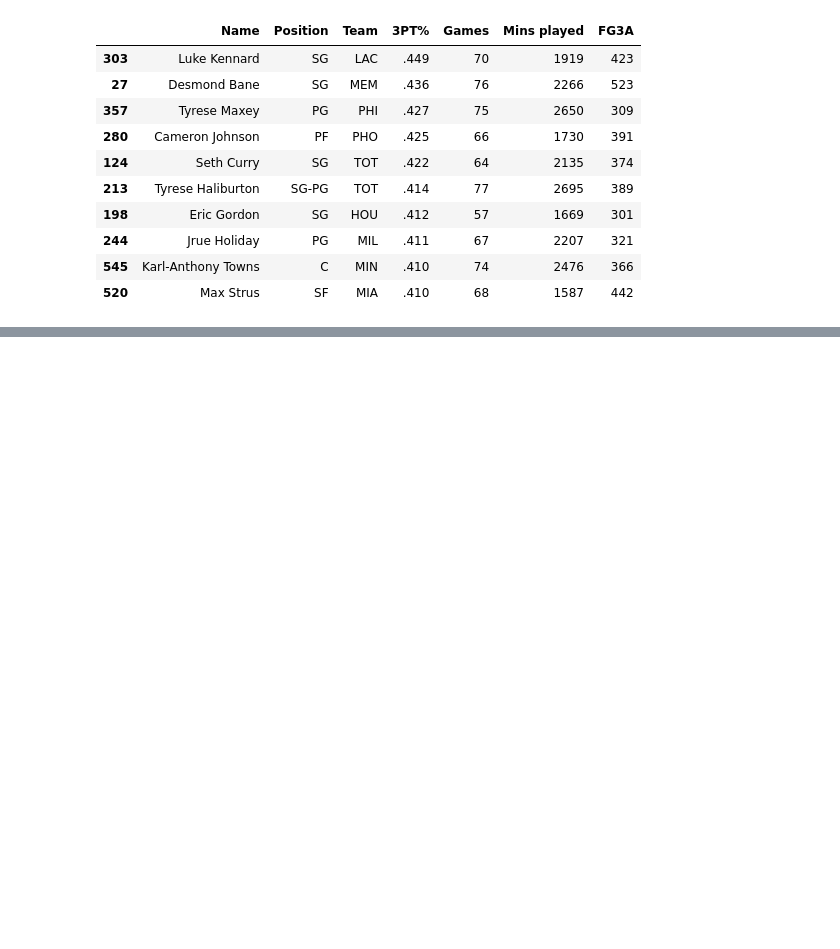
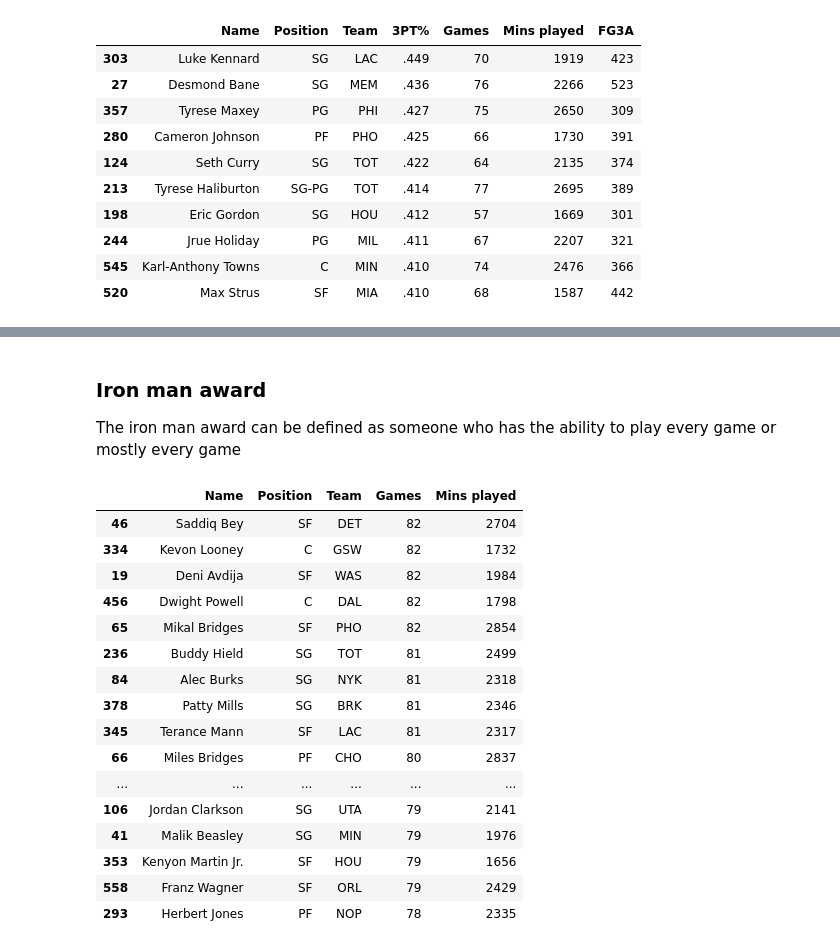
Before and after one commit to mcwillz1/CS-4630-Final-Project, a Jupyter notebook: finalProject.ipynb, the cells around one changed output, grey strips where cells are left out. Saved outputs shown, nothing was run; the diff lists cells and outputs as text; code cells hidden in the pictures; blank space fills up the shorter version.

```diff
--- a/finalProject.ipynb
+++ b/finalProject.ipynb
@@ -333,0 +400,36 @@ best3ptShooters.head(10)
+# %% [markdown]
+<h3> Iron man award </h3>
+<p> The iron man award can be defined as someone who has the ability to play every game or mostly every game </p>
+# %%
+ironManAward = basicStats()
+
+ironManAward.columns
+my_cols = ['Name', 'Position', 'Team', 'Games', 'Mins played']
+
+ironManAward = ironManAward[my_cols]
+
+ironManAward = ironManAward.sort_values(by='Games', ascending=False)
+
+ironManAward['Games'] = ironManAward['Games'].astype(int)
+
+ironManAward = ironManAward[ironManAward['Games'] >= 75]
+
+ironManAward.head(20)
+# %% [output]
+|  | Name | Position | Team | Games | Mins played |
+| 46 | Saddiq Bey | SF | DET | 82 | 2704 |
+| 334 | Kevon Looney | C | GSW | 82 | 1732 |
+| 19 | Deni Avdija | SF | WAS | 82 | 1984 |
+| 456 | Dwight Powell | C | DAL | 82 | 1798 |
+| 65 | Mikal Bridges | SF | PHO | 82 | 2854 |
+| 236 | Buddy Hield | SG | TOT | 81 | 2499 |
+| 84 | Alec Burks | SG | NYK | 81 | 2318 |
+| 378 | Patty Mills | SG | BRK | 81 | 2346 |
+| 345 | Terance Mann | SF | LAC | 81 | 2317 |
+| 66 | Miles Bridges | PF | CHO | 80 | 2837 |
+| ... | ... | ... | ... | ... | ... |
+| 106 | Jordan Clarkson | SG | UTA | 79 | 2141 |
+| 41 | Malik Beasley | SG | MIN | 79 | 1976 |
+| 353 | Kenyon Martin Jr. | SF | HOU | 79 | 1656 |
+| 558 | Franz Wagner | SF | ORL | 79 | 2429 |
+| 293 | Herbert Jones | PF | NOP | 78 | 2335 |
```
Also changed, not shown: parts of 3 cells of this notebook.
